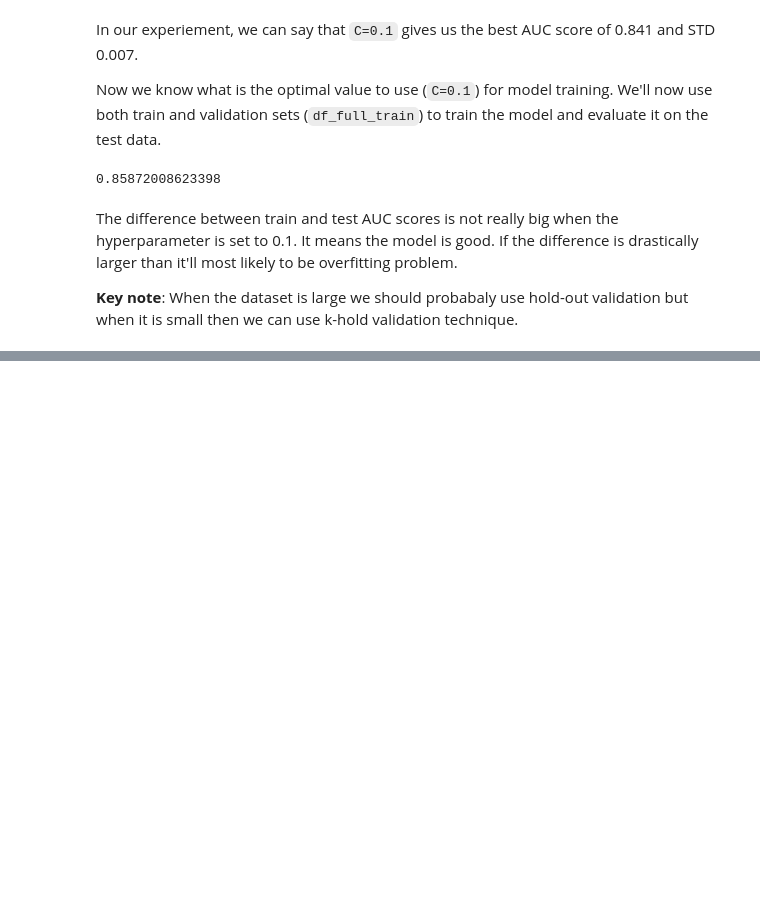
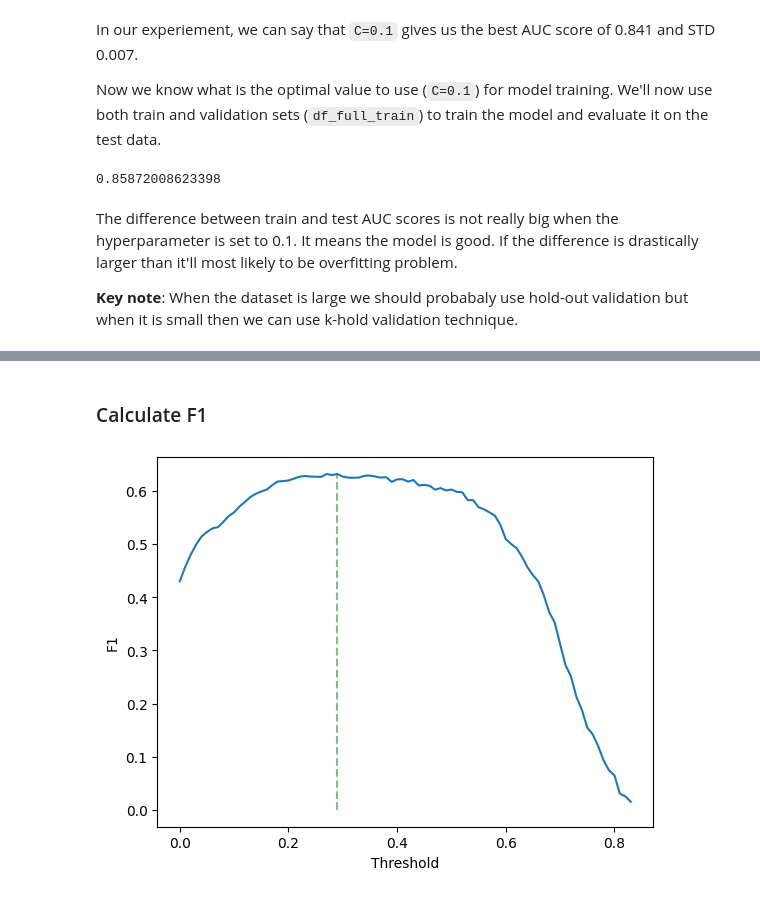
Before and after one commit to MuhammadAwon/ml-engineering, a Jupyter notebook: 04-evaluation/evaluation-metrics-classification.ipynb, the cells around one changed output, grey strips where cells are left out. Cells and saved outputs as stored; diff of their text form; code cells hidden in the pictures; blank space fills up the shorter version.

```diff
--- a/04-evaluation/evaluation-metrics-classification.ipynb
+++ b/04-evaluation/evaluation-metrics-classification.ipynb
@@ -819,0 +911,15 @@ Other projects:
+# %% [markdown]
+### Calculate F1
+# %%
+# Calculate and create a column for F1 score
+df_scores['f1'] = 2 * df_scores.precision * df_scores.recall / (df_scores.precision + df_scores.recall)
+
+# Plot f1 score (y-axis) and threshold (x-axis)
+plt.plot(df_scores.threshold, df_scores.f1)
+plt.xlabel('Threshold')
+plt.ylabel('F1')
+plt.vlines(0.29, 0, 0.63, color='green', linestyle='--', alpha=0.5)
+
+plt.show()
+# %% [output]
+[figure, added]
```
Also changed, not shown: parts of 26 cells of this notebook.
